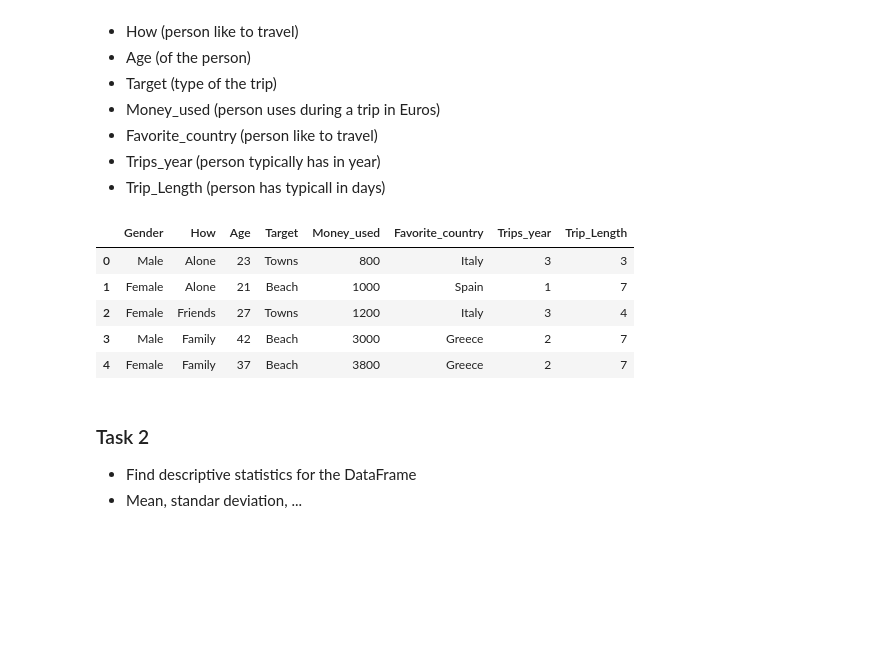
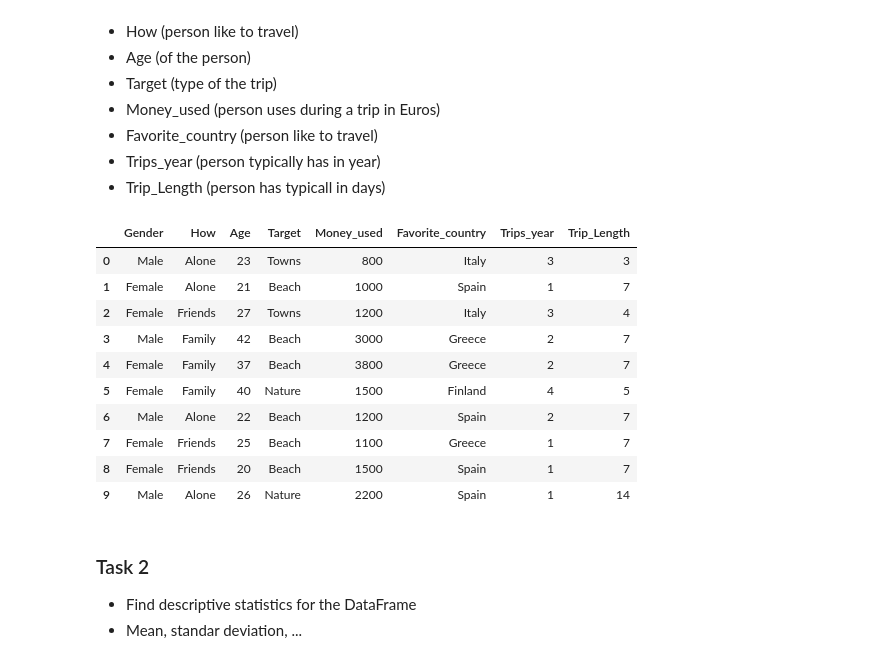
Before and after one commit to buicaothe/PYTHON, a Jupyter notebook: DATA MANAGEMENT/Labweek37/Jupyter_intro.ipynb, the cells around one changed output. Cells and saved outputs as stored; diff of their text form; code cells hidden in the pictures; blank space fills up the shorter version.

```diff
--- a/DATA MANAGEMENT/Labweek37/Jupyter_intro.ipynb
+++ b/DATA MANAGEMENT/Labweek37/Jupyter_intro.ipynb
@@ -148,16 +148,21 @@ print('* Age median            : ',round(df.Age.median(),2))
 # %%
 # Load some data from Excel file
 trips = pd.read_excel("Travellers.xlsx" ,sheet_name='Data')
 
 # Always check, how the data looks like!
-trips.head()
+trips.head(10)
 # %% [output]
 |  | Gender | How | Age | Target | Money_used | Favorite_country | Trips_year | Trip_Length |
 | 0 | Male | Alone | 23 | Towns | 800 | Italy | 3 | 3 |
 | 1 | Female | Alone | 21 | Beach | 1000 | Spain | 1 | 7 |
 | 2 | Female | Friends | 27 | Towns | 1200 | Italy | 3 | 4 |
 | 3 | Male | Family | 42 | Beach | 3000 | Greece | 2 | 7 |
 | 4 | Female | Family | 37 | Beach | 3800 | Greece | 2 | 7 |
+| 5 | Female | Family | 40 | Nature | 1500 | Finland | 4 | 5 |
+| 6 | Male | Alone | 22 | Beach | 1200 | Spain | 2 | 7 |
+| 7 | Female | Friends | 25 | Beach | 1100 | Greece | 1 | 7 |
+| 8 | Female | Friends | 20 | Beach | 1500 | Spain | 1 | 7 |
+| 9 | Male | Alone | 26 | Nature | 2200 | Spain | 1 | 14 |
 # %% [markdown]
 ### Task 2
 - Find descriptive statistics for the DataFrame
```
Also changed, not shown: 3 other files.
